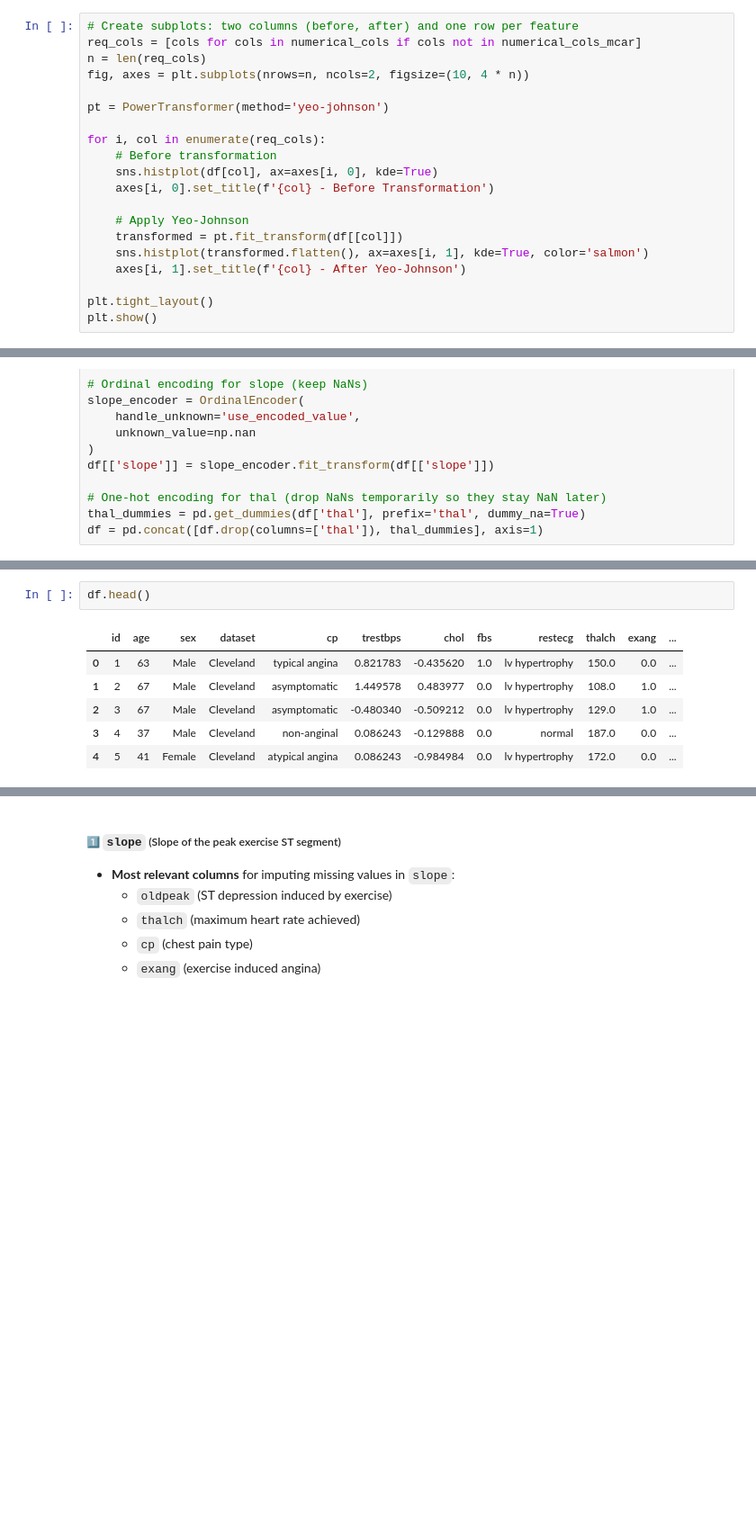
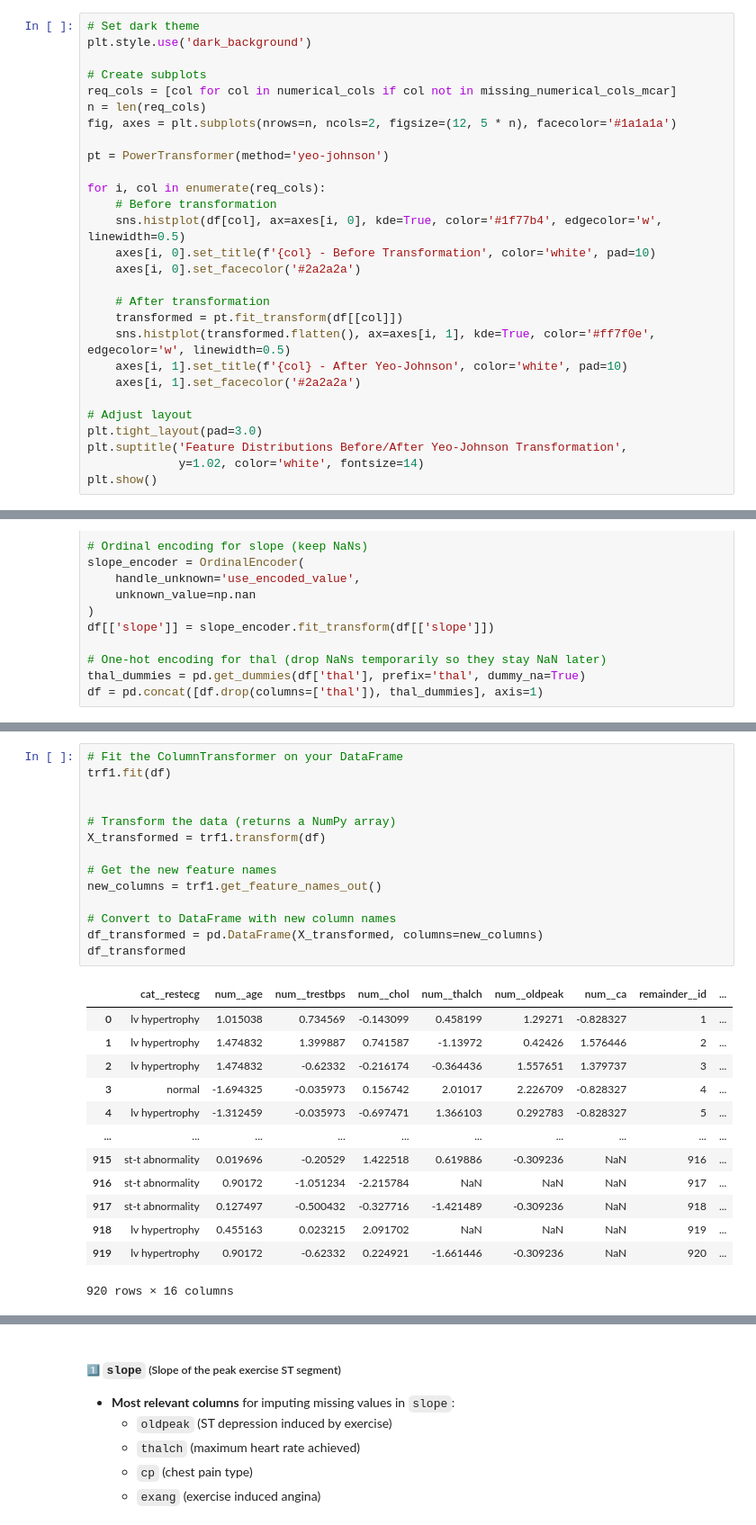
Before and after one commit to SumanGouda/Scikit-Learn-, a Jupyter notebook: PROJECT/HEART DISEASE/heart_disease_predictor.ipynb, the cells around one changed output, grey strips where cells are left out. Shown at 90% size. Drawn from its saved outputs; the diff is of its cells as text; blank space fills up the shorter version.

```diff
--- a/PROJECT/HEART DISEASE/heart_disease_predictor.ipynb
+++ b/PROJECT/HEART DISEASE/heart_disease_predictor.ipynb
@@ -126,23 +146,31 @@ plt.show()
 # %% [markdown]
 ##### Scaling the numerical colulmns
 # %%
-# Create subplots: two columns (before, after) and one row per feature
-req_cols = [cols for cols in numerical_cols if cols not in numerical_cols_mcar]
+# Set dark theme
+plt.style.use('dark_background')
+
+# Create subplots
+req_cols = [col for col in numerical_cols if col not in missing_numerical_cols_mcar]
 n = len(req_cols)
-fig, axes = plt.subplots(nrows=n, ncols=2, figsize=(10, 4 * n))
+fig, axes = plt.subplots(nrows=n, ncols=2, figsize=(12, 5 * n), facecolor='#1a1a1a')
 
 pt = PowerTransformer(method='yeo-johnson')
 
 for i, col in enumerate(req_cols):
     # Before transformation
-    sns.histplot(df[col], ax=axes[i, 0], kde=True)
-    axes[i, 0].set_title(f'{col} - Before Transformation')
+    sns.histplot(df[col], ax=axes[i, 0], kde=True, color='#1f77b4', edgecolor='w', linewidth=0.5)
+    axes[i, 0].set_title(f'{col} - Before Transformation', color='white', pad=10)
+    axes[i, 0].set_facecolor('#2a2a2a')
 
-    # Apply Yeo-Johnson
+    # After transformation
     transformed = pt.fit_transform(df[[col]])
-    sns.histplot(transformed.flatten(), ax=axes[i, 1], kde=True, color='salmon')
-    axes[i, 1].set_title(f'{col} - After Yeo-Johnson')
+    sns.histplot(transformed.flatten(), ax=axes[i, 1], kde=True, color='#ff7f0e', edgecolor='w', linewidth=0.5)
+    axes[i, 1].set_title(f'{col} - After Yeo-Johnson', color='white', pad=10)
+    axes[i, 1].set_facecolor('#2a2a2a')
 
-plt.tight_layout()
+# Adjust layout
+plt.tight_layout(pad=3.0)
+plt.suptitle('Feature Distributions Before/After Yeo-Johnson Transformation',
+             y=1.02, color='white', fontsize=14)
 plt.show()
 # %% [output]
@@ -344,11 +563,30 @@ trf2 = ColumnTransformer([
 #     ('knn_imputer',KNNImputer(n_neighbors=5, weights='distance'), list(range(0, 5)))
 # ], remainder='passthrough')
 # %%
-df.head()
+# Fit the ColumnTransformer on your DataFrame
+trf1.fit(df)
+
+
+# Transform the data (returns a NumPy array)
+X_transformed = trf1.transform(df)
+
+# Get the new feature names
+new_columns = trf1.get_feature_names_out()
+
+# Convert to DataFrame with new column names
+df_transformed = pd.DataFrame(X_transformed, columns=new_columns)
+df_transformed
 # %% [output]
-|  | id | age | sex | dataset | cp | trestbps | chol | fbs | restecg | thalch | exang | ... |
-| 0 | 1 | 63 | Male | Cleveland | typical angina | 0.821783 | -0.435620 | 1.0 | lv hypertrophy | 150.0 | 0.0 | ... |
-| 1 | 2 | 67 | Male | Cleveland | asymptomatic | 1.449578 | 0.483977 | 0.0 | lv hypertrophy | 108.0 | 1.0 | ... |
-| 2 | 3 | 67 | Male | Cleveland | asymptomatic | -0.480340 | -0.509212 | 0.0 | lv hypertrophy | 129.0 | 1.0 | ... |
-| 3 | 4 | 37 | Male | Cleveland | non-anginal | 0.086243 | -0.129888 | 0.0 | normal | 187.0 | 0.0 | ... |
-| 4 | 5 | 41 | Female | Cleveland | atypical angina | 0.086243 | -0.984984 | 0.0 | lv hypertrophy | 172.0 | 0.0 | ... |
+|  | cat__restecg | num__age | num__trestbps | num__chol | num__thalch | num__oldpeak | num__ca | remainder__id | ... |
+| 0 | lv hypertrophy | 1.015038 | 0.734569 | -0.143099 | 0.458199 | 1.29271 | -0.828327 | 1 | ... |
+| 1 | lv hypertrophy | 1.474832 | 1.399887 | 0.741587 | -1.13972 | 0.42426 | 1.576446 | 2 | ... |
+| 2 | lv hypertrophy | 1.474832 | -0.62332 | -0.216174 | -0.364436 | 1.557651 | 1.379737 | 3 | ... |
+| 3 | normal | -1.694325 | -0.035973 | 0.156742 | 2.01017 | 2.226709 | -0.828327 | 4 | ... |
+| 4 | lv hypertrophy | -1.312459 | -0.035973 | -0.697471 | 1.366103 | 0.292783 | -0.828327 | 5 | ... |
+| ... | ... | ... | ... | ... | ... | ... | ... | ... | ... |
+| 915 | st-t abnormality | 0.019696 | -0.20529 | 1.422518 | 0.619886 | -0.309236 | NaN | 916 | ... |
+| 916 | st-t abnormality | 0.90172 | -1.051234 | -2.215784 | NaN | NaN | NaN | 917 | ... |
+| 917 | st-t abnormality | 0.127497 | -0.500432 | -0.327716 | -1.421489 | -0.309236 | NaN | 918 | ... |
+| 918 | lv hypertrophy | 0.455163 | 0.023215 | 2.091702 | NaN | NaN | NaN | 919 | ... |
+| 919 | lv hypertrophy | 0.90172 | -0.62332 | 0.224921 | -1.661446 | -0.309236 | NaN | 920 | ... |
+920 rows × 16 columns
```
Also changed, not shown: parts of 14 cells of this notebook, 2 other files.
